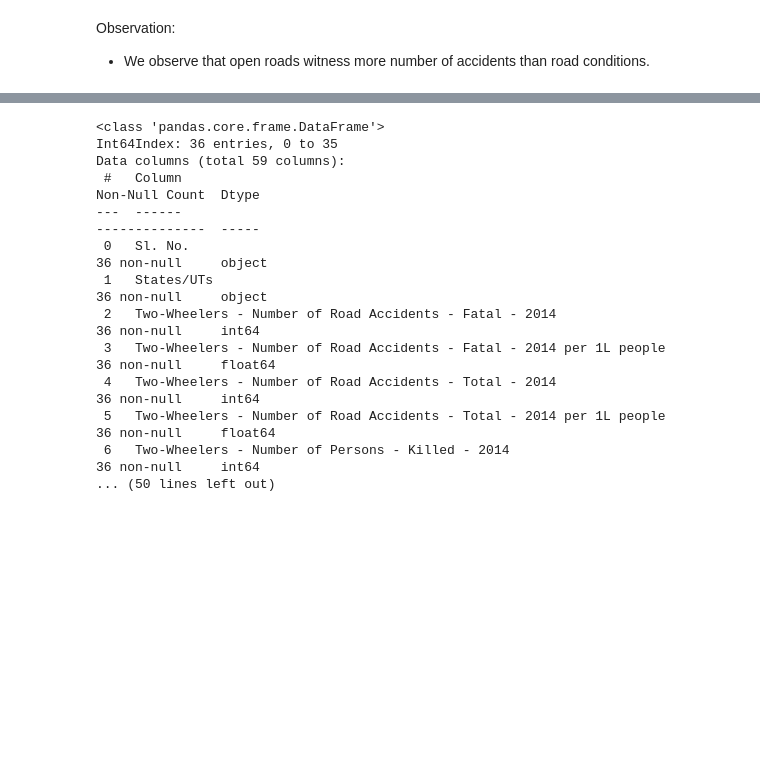
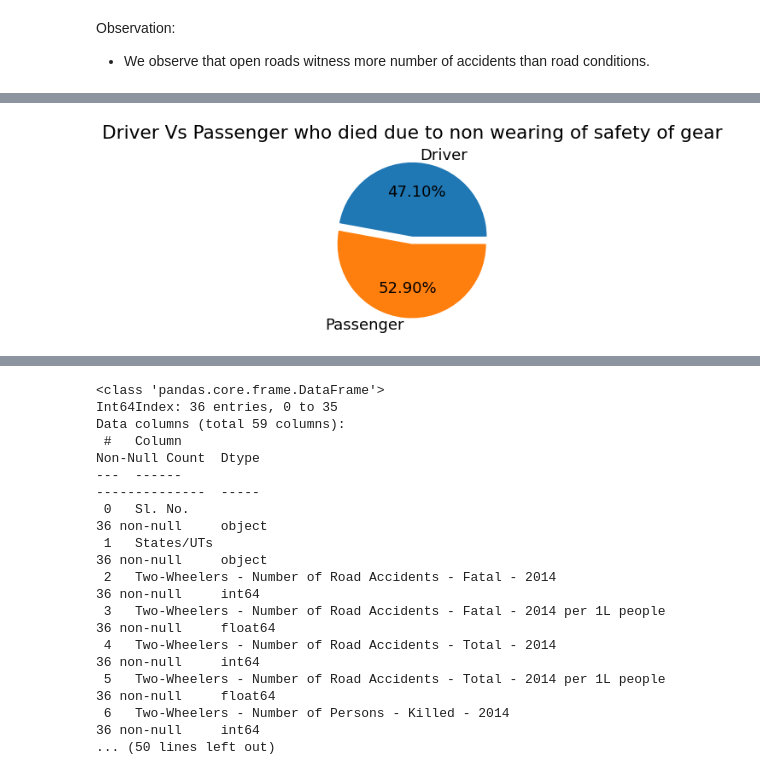
Before and after one commit to prajapatiabhi/Analysis_Of_Road_Accidents_in_India, a Jupyter notebook: Analysis_Road_Accidents.ipynb, the cells around one changed output, grey strips where cells are left out. Drawn from its saved outputs; the diff is of its cells as text; code cells hidden in the pictures; blank space fills up the shorter version.

```diff
--- a/Analysis_Road_Accidents.ipynb
+++ b/Analysis_Road_Accidents.ipynb
@@ -473,0 +702,2 @@ Observation:
+# %%
+safety_equip = pd.read_excel('no_safety.xls')
@@ -473,0 +713,10 @@ Observation:
+# %%
+sizes = [safety_equip['Drivers - Persons Killed - Yes'].values[-1], safety_equip['Passengers - Persons Killed - Yes'].values[-1]]
+labels = 'Driver', 'Passenger'
+explode =(0, 0.1)
+
+plt.pie(sizes, labels = labels, explode = explode, autopct = '%.2f%%')
+plt.title("Driver Vs Passenger who died due to non wearing of safety of gear")
+plt.show()
+# %% [output]
+[figure, added]
```
Also changed, not shown: parts of 144 cells of this notebook.
